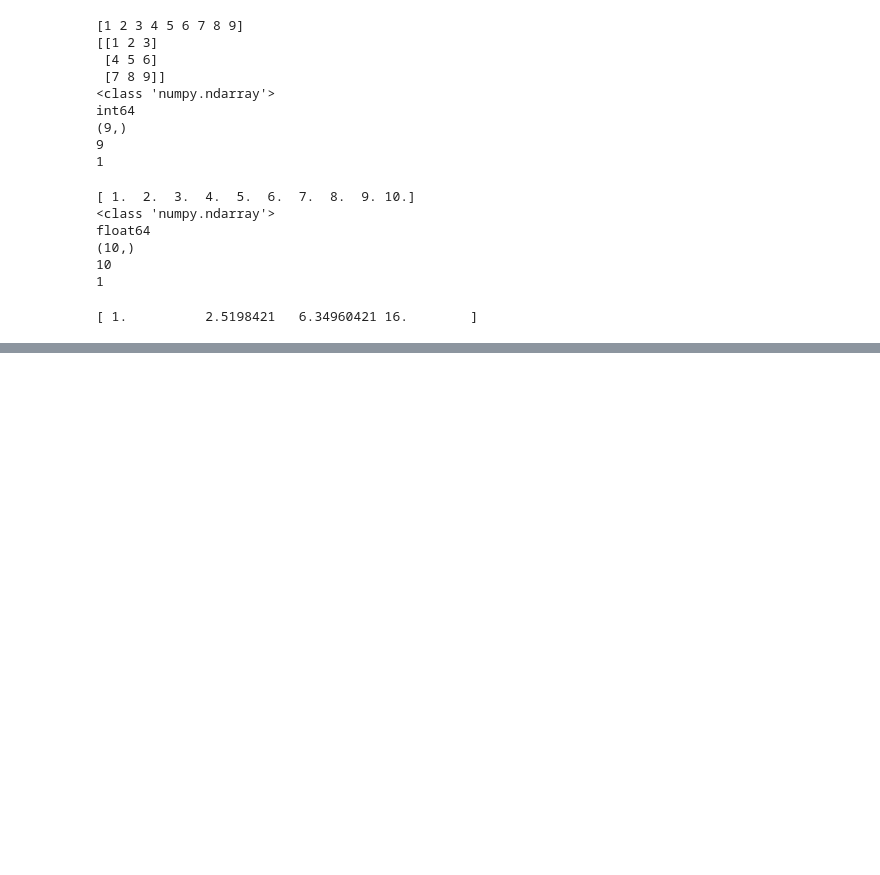
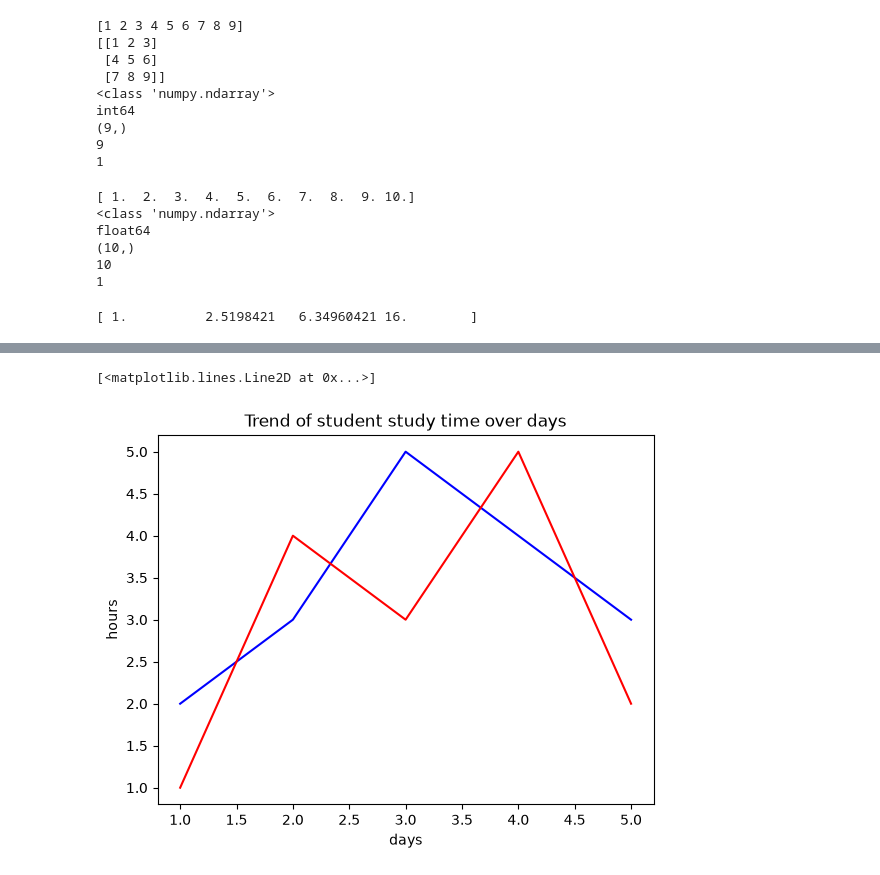
Before and after one commit to OmarFaruk097/python-for-AI-ML, a Jupyter notebook: python-basics.ipynb, the cells around one changed output, grey strips where cells are left out. Drawn from its saved outputs; the diff is of its cells as text; code cells hidden in the pictures; blank space fills up the shorter version.

```diff
--- a/python-basics.ipynb
+++ b/python-basics.ipynb
@@ -699,0 +977,14 @@ print(arr)
+# %%
+hours_1=[2, 3, 5, 4, 3]
+hours_2=[1, 4, 3, 5, 2]
+days=[1, 2, 3, 4, 5]
+
+plt.xlabel("days")
+plt.ylabel("hours")
+plt.title("Trend of student study time over days")
+
+plt.plot(days, hours_1, label="Student 1", color='blue')
+plt.plot(days, hours_2, label="Student 2", color='red')
+# %% [output]
+[<matplotlib.lines.Line2D at 0x...>]
+[figure, added]
```
Also changed, not shown: parts of 52 cells of this notebook, 2 other files.
